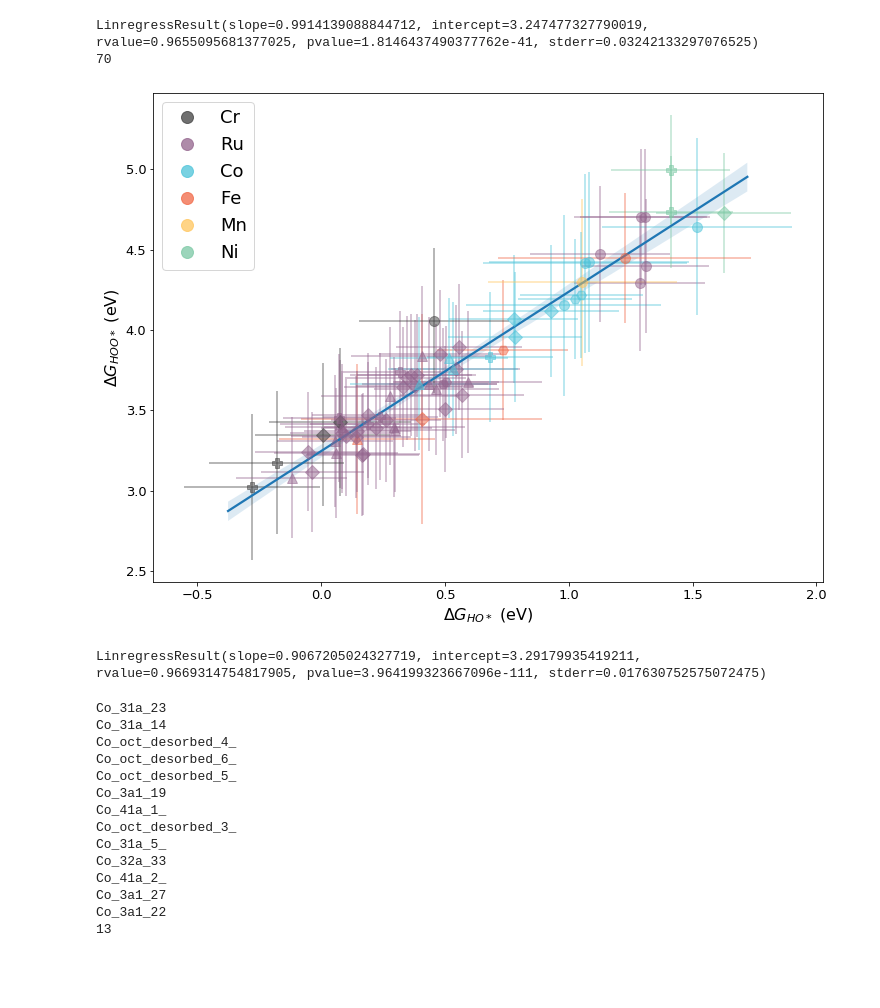
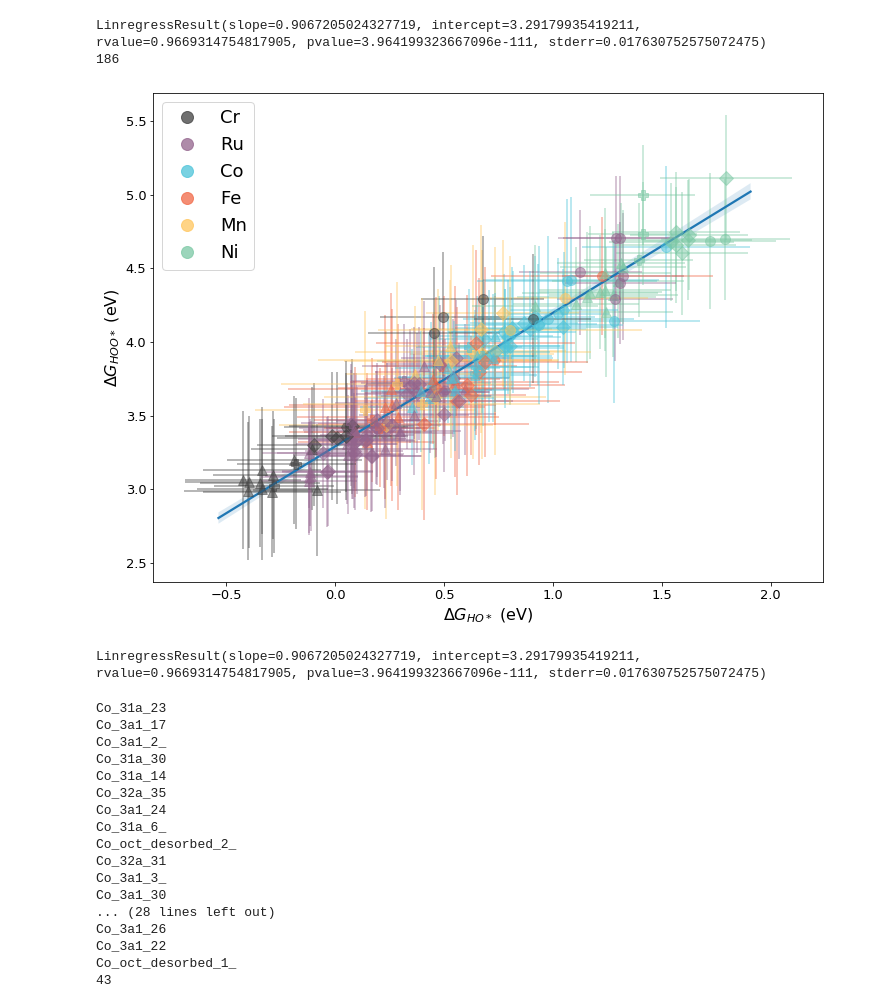
Before and after one commit to craigerboi/ht_paper, a Jupyter notebook: molsimp_catalysts/plotting_vasp.ipynb, the cells around one changed output. Cells and saved outputs as stored; diff of their text form; code cells hidden in the pictures; blank space fills up the shorter version.

```diff
--- a/molsimp_catalysts/plotting_vasp.ipynb
+++ b/molsimp_catalysts/plotting_vasp.ipynb
@@ -192,7 +53,7 @@ for v, oh, ooh in zip(finished_vacs, finished_ohs, finished_oohs):
         name = v.split("/")[4]
     else:
         name = v.split("/")[5]
-    if name in bad_catalysts or "penta" in name or name in overstepped:
+    if name in bad_catalysts or "penta" in name:
         continue
     catname = v.split("/")[5]
     vac_ens = get_ens(v)
@@ -296,40 +137,41 @@ ooh_values = []
 for name in data:
     if "pbp" in name or "penta" in name:
         continue
-    if name in bad_catalysts or "penta" in name or name in overstepped:
+    #Dont consider these catalysts
+    if name in bad_catalysts or "penta" in name:
         continue
 
     catnames.append(name)
     oh_values.append(data[name][0])
     ooh_values.append(data[name][1])
 
 sns.regplot(oh_values, ooh_values, scatter_kws={'color':'w'})
 for name, oh_val, ooh_val in zip(catnames, oh_values, ooh_values):
 
     color = ele2color[name[:2]]
     for key in geom2shape:
         if key in name:
             marker = geom2shape[key]
 
     #plt.plot(oh_val, ooh_val, alpha=0.5, color=color, marker=marker, markersize=10)
     plt.errorbar(oh_val, ooh_val, xerr=catalys2oh_err[name], yerr=catalys2ooh_err[name],
                  alpha=0.5, color=color, marker=marker, markersize=10)
 
 #plt.axis('equal')
 from scipy.stats import linregress
 print(linregress(oh_values, ooh_values))
 #plt.plot(1.23, 3.69, marker='*')
 ax.legend(handles=custom_lgd, fontsize=18)
 plt.xlabel("$\Delta{G_{HO*}}$ (eV)", fontsize=16)
 plt.ylabel("$\Delta{G_{HOO*}}$ (eV)", fontsize=16)
 plt.xticks(fontsize=13)
 plt.yticks(fontsize=13)
 print(len(oh_values))
 plt.savefig("beef_datapoints.pdf")
 # %% [output]
-LinregressResult(slope=0.9914139088844712, intercept=3.247477327790019, rvalue=0.9655095681377025, pvalue=1.8146437490377762e-41, stderr=0.03242133297076525)
-70
+LinregressResult(slope=0.9067205024327719, intercept=3.29179935419211, rvalue=0.9669314754817905, pvalue=3.964199323667096e-111, stderr=0.017630752575072475)
+186
-[figure, old version]
+[figure, new version]
 # %%
 linregress(oh_values, ooh_values)
 # %% [output]
@@ -384,19 +226,22 @@ for n in catnames:
 print(count)
 # %% [output]
 Co_31a_23
+Co_3a1_17
+Co_3a1_2_
+Co_31a_30
 Co_31a_14
-Co_oct_desorbed_4_
-Co_oct_desorbed_6_
-Co_oct_desorbed_5_
-Co_3a1_19
-Co_41a_1_
-Co_oct_desorbed_3_
-Co_31a_5_
-Co_32a_33
-Co_41a_2_
-Co_3a1_27
+Co_32a_35
+Co_3a1_24
+Co_31a_6_
+Co_oct_desorbed_2_
+Co_32a_31
+Co_3a1_3_
+Co_3a1_30
+... (28 lines left out)
+Co_3a1_26
 Co_3a1_22
-13
+Co_oct_desorbed_1_
+43
 # %%
 import matplotlib.patches as mpatches
 
```
Also changed, not shown: parts of 10 cells of this notebook, 6 other files.
